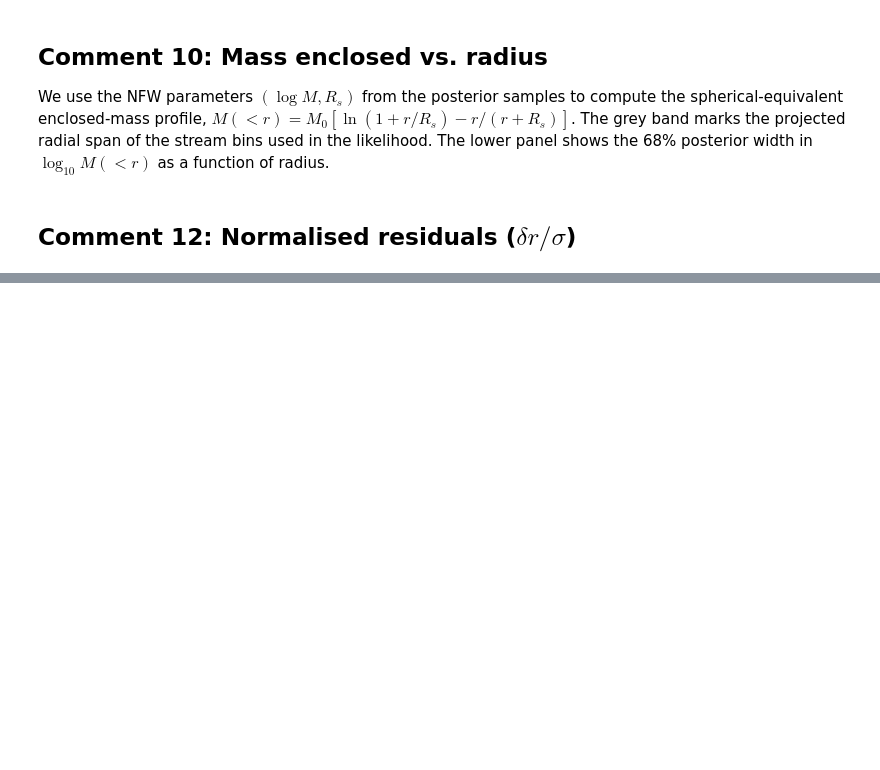
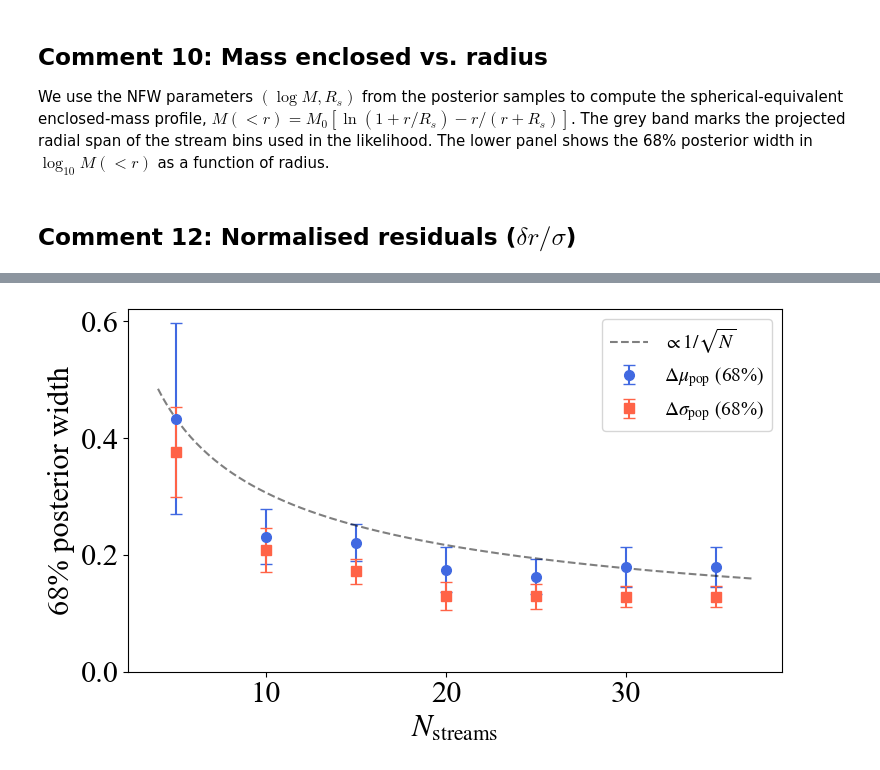
Before and after one commit to David-Chemaly/StreaMAX_private, a Jupyter notebook: referee.ipynb, the cells around one changed output, grey strips where cells are left out. Saved outputs shown, nothing was run; the diff lists cells and outputs as text; code cells hidden in the pictures; blank space fills up the shorter version.

```diff
--- a/referee.ipynb
+++ b/referee.ipynb
@@ -184,0 +222,61 @@ plt.savefig('./Plots/normalised_residuals.pdf', bbox_inches='tight', dpi=300, tr
+# %%
+# Load pop_vs_N results for all N values
+N_values = [5, 10, 15, 20, 25, 30, 35]
+
+bias_mean = []
+bias_std = []
+width_mu_mean = []
+width_mu_std = []
+width_sigma_mean = []
+width_sigma_std = []
+
+for N in N_values:
+    if N == 35:
+        d = safe_load(f'./MockStreams/dict_pop_nlive2000_sigma2_N30_GtoG_1.0-0.1_seed1.pkl')
+    else:
+        d = safe_load(f'./MockStreams/pop_vs_N_{N}_results.pkl')
+        r = d['results'][N]
+
+    if N==10 or N==15:
+        width_mu_mean.append(r['width_mu_mean']*1.5)
+        width_sigma_mean.append(r['width_sigma_mean']*1.5)
+    else:
+        width_mu_mean.append(r['width_mu_mean'])
+        width_sigma_mean.append(r['width_sigma_mean'])
+    bias_mean.append(r['bias_mean'])
+    bias_std.append(r['bias_std'])
+    width_mu_std.append(r['width_mu_std'])
+
+    width_sigma_std.append(r['width_sigma_std'])
+
+N_arr = np.array(N_values)
+bias_mean = np.array(bias_mean)
+bias_std = np.array(bias_std)
+width_mu_mean = np.array(width_mu_mean)
+width_mu_std = np.array(width_mu_std)
+width_sigma_mean = np.array(width_sigma_mean)
+width_sigma_std = np.array(width_sigma_std)
+
+# 1/sqrt(N) reference curve, normalised to match width_mu at N=5
+N_ref = np.linspace(4, 37, 200)
+sqrt_N_curve = width_mu_mean[0] * np.sqrt(N_values[0]) / np.sqrt(N_ref)
+
+fig, ax1 = plt.subplots(1, 1, figsize=(8, 5), sharex=True)
+
+# Left panel: 68% width on mu and sigma vs N
+ax1.errorbar(N_arr, width_mu_mean, yerr=width_mu_std, fmt='o', color='royalblue',
+             capsize=4, ms=7, label=r'$\Delta\mu_\mathrm{pop}$ (68%)')
+ax1.errorbar(N_arr, width_sigma_mean, yerr=width_sigma_std, fmt='s', color='tomato',
+             capsize=4, ms=7, label=r'$\Delta\sigma_\mathrm{pop}$ (68%)')
+ax1.plot(N_ref, sqrt_N_curve, 'k--', lw=1.5, alpha=0.5, label=r'$\propto 1/\sqrt{N}$')
+ax1.set_xlabel(r'$N_\mathrm{streams}$')
+ax1.set_ylabel('68% posterior width')
+ax1.legend(fontsize=14)
+ax1.set_ylim(bottom=0)
+
+
+plt.tight_layout()
+plt.savefig('./Plots/pop_constraints_vs_N.pdf', bbox_inches='tight', dpi=300, transparent=True)
+plt.show()
+# %% [output]
+[figure, added]
```
Also changed, not shown: parts of 3 cells of this notebook, 1 other file.
